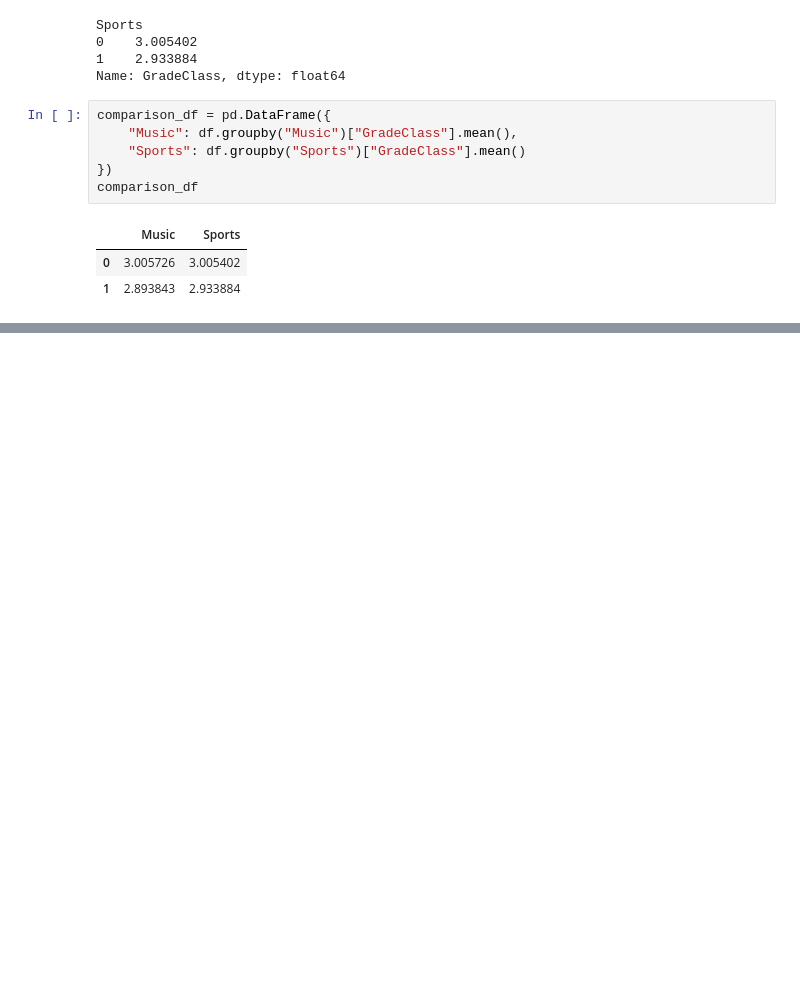
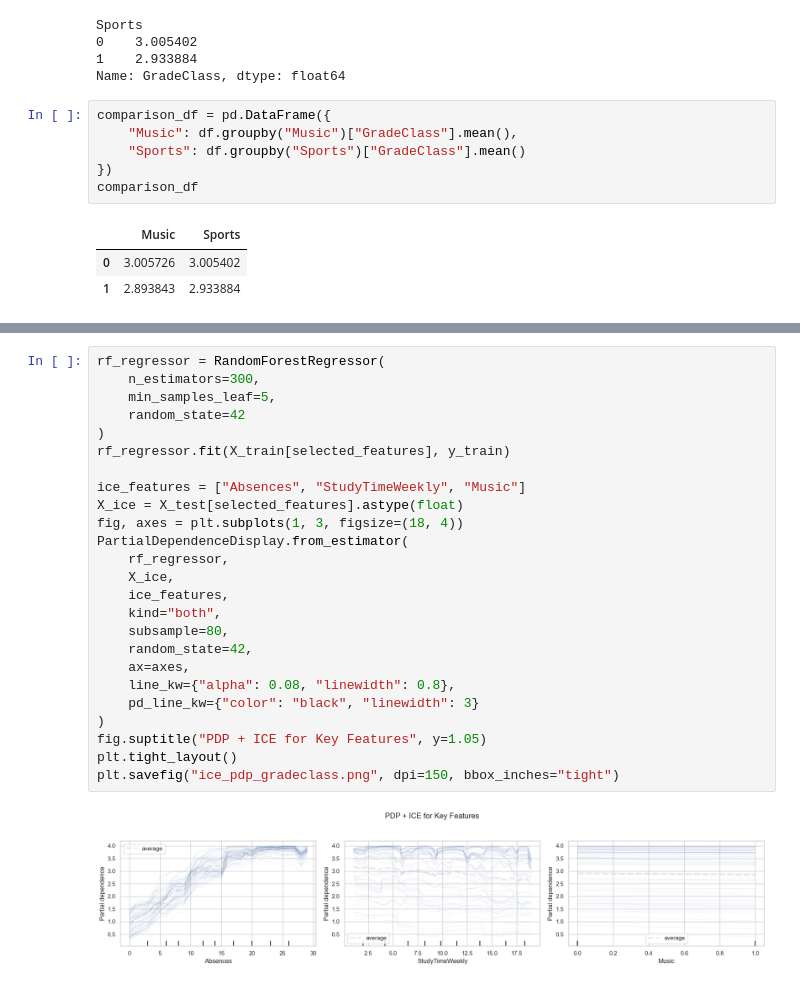
Before and after one commit to GJurado15/CS3120-Project-P2, a Jupyter notebook: Final Project GJuradoC.ipynb, the cells around one changed output, grey strips where cells are left out. Cells and saved outputs as stored; diff of their text form; blank space fills up the shorter version.

```diff
--- a/Final Project GJuradoC.ipynb
+++ b/Final Project GJuradoC.ipynb
@@ -304,0 +470,27 @@ A few short speaking points you can use for class:
+# %%
+rf_regressor = RandomForestRegressor(
+    n_estimators=300,
+    min_samples_leaf=5,
+    random_state=42
+)
+rf_regressor.fit(X_train[selected_features], y_train)
+
+ice_features = ["Absences", "StudyTimeWeekly", "Music"]
+X_ice = X_test[selected_features].astype(float)
+fig, axes = plt.subplots(1, 3, figsize=(18, 4))
+PartialDependenceDisplay.from_estimator(
+    rf_regressor,
+    X_ice,
+    ice_features,
+    kind="both",
+    subsample=80,
+    random_state=42,
+    ax=axes,
+    line_kw={"alpha": 0.08, "linewidth": 0.8},
+    pd_line_kw={"color": "black", "linewidth": 3}
+)
+fig.suptitle("PDP + ICE for Key Features", y=1.05)
+plt.tight_layout()
+plt.savefig("ice_pdp_gradeclass.png", dpi=150, bbox_inches="tight")
+# %% [output]
+[figure, added]
```
Also changed, not shown: parts of 25 cells of this notebook, 1 other file.
